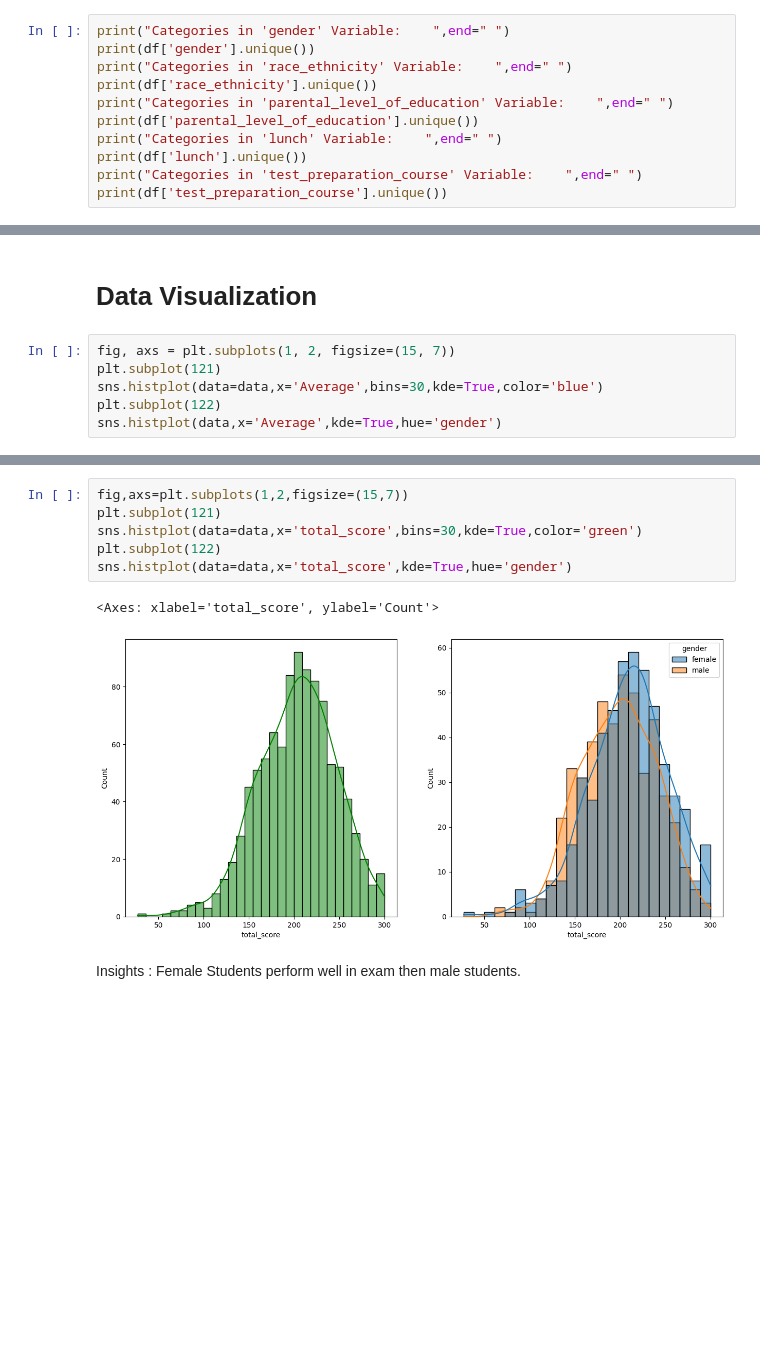
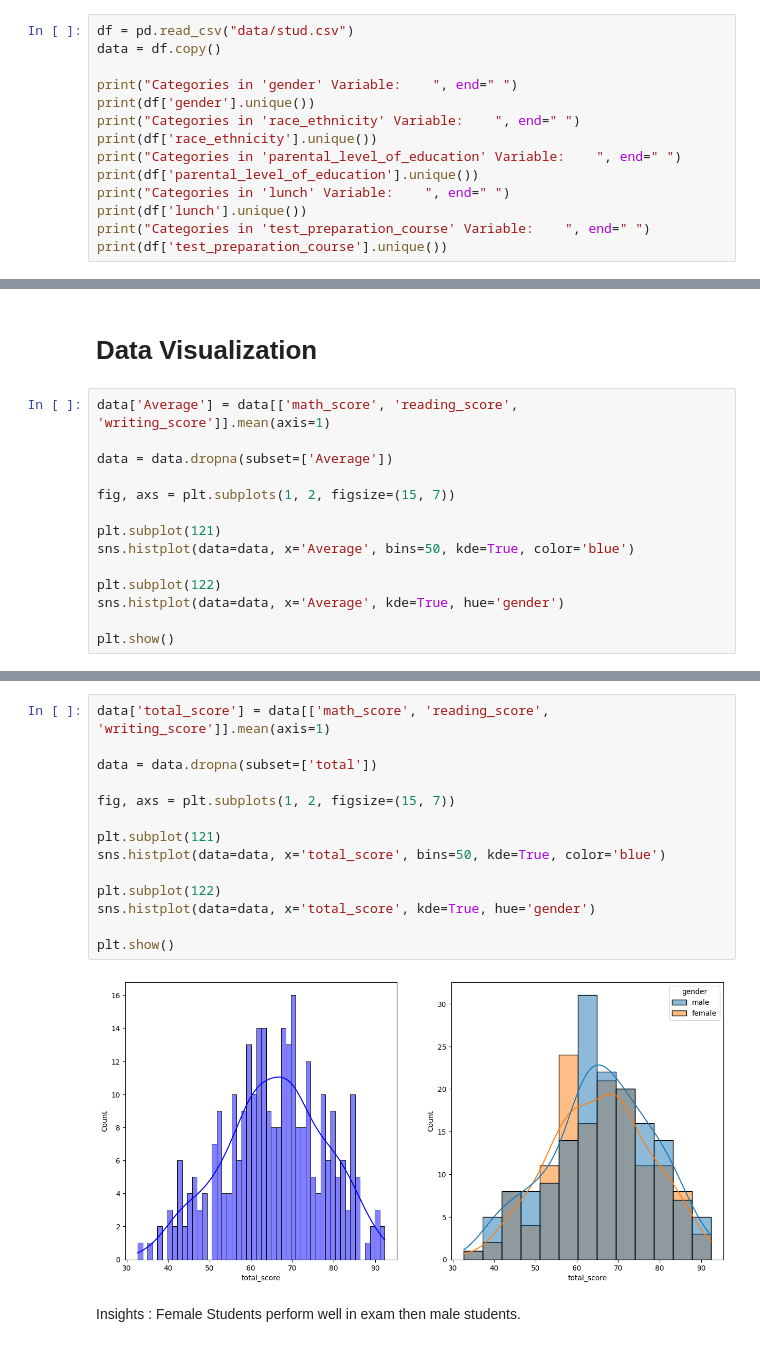
Before and after one commit to MohitKumar509/mlproject, a Jupyter notebook: notebook/1. EDA STUDENT PERFORMANCE.ipynb, the cells around one changed output, grey strips where cells are left out. Drawn from its saved outputs; the diff is of its cells as text; blank space fills up the shorter version.

Commit message:
Data Ingestion

```diff
--- a/notebook/1. EDA STUDENT PERFORMANCE.ipynb
+++ b/notebook/1. EDA STUDENT PERFORMANCE.ipynb
@@ -149,12 +153,15 @@ df.head()
 # %%
-print("Categories in 'gender' Variable:    ",end=" ")
+df = pd.read_csv("data/stud.csv")
+data = df.copy()
+
+print("Categories in 'gender' Variable:    ", end=" ")
 print(df['gender'].unique())
-print("Categories in 'race_ethnicity' Variable:    ",end=" ")
+print("Categories in 'race_ethnicity' Variable:    ", end=" ")
 print(df['race_ethnicity'].unique())
-print("Categories in 'parental_level_of_education' Variable:    ",end=" ")
+print("Categories in 'parental_level_of_education' Variable:    ", end=" ")
 print(df['parental_level_of_education'].unique())
-print("Categories in 'lunch' Variable:    ",end=" ")
+print("Categories in 'lunch' Variable:    ", end=" ")
 print(df['lunch'].unique())
-print("Categories in 'test_preparation_course' Variable:    ",end=" ")
+print("Categories in 'test_preparation_course' Variable:    ", end=" ")
 print(df['test_preparation_course'].unique())
 # %% [output]
@@ -198,9 +227,17 @@ Number of Students with Full marks in writing_score : 14
 # %% [markdown]
 # Data Visualization
 # %%
+data['Average'] = data[['math_score', 'reading_score', 'writing_score']].mean(axis=1)
+
+data = data.dropna(subset=['Average'])
+
 fig, axs = plt.subplots(1, 2, figsize=(15, 7))
+
 plt.subplot(121)
-sns.histplot(data=data,x='Average',bins=30,kde=True,color='blue')
+sns.histplot(data=data, x='Average', bins=50, kde=True, color='blue')
+
 plt.subplot(122)
-sns.histplot(data,x='Average',kde=True,hue='gender')
+sns.histplot(data=data, x='Average', kde=True, hue='gender')
+
+plt.show()
 # %% [output]
@@ -209,12 +245,19 @@ sns.histplot(data,x='Average',kde=True,hue='gender')
 # %%
-fig,axs=plt.subplots(1,2,figsize=(15,7))
+data['total_score'] = data[['math_score', 'reading_score', 'writing_score']].mean(axis=1)
+
+data = data.dropna(subset=['total'])
+
+fig, axs = plt.subplots(1, 2, figsize=(15, 7))
+
 plt.subplot(121)
-sns.histplot(data=data,x='total_score',bins=30,kde=True,color='green')
+sns.histplot(data=data, x='total_score', bins=50, kde=True, color='blue')
+
 plt.subplot(122)
-sns.histplot(data=data,x='total_score',kde=True,hue='gender')
+sns.histplot(data=data, x='total_score', kde=True, hue='gender')
+
+plt.show()
 # %% [output]
-<Axes: xlabel='total_score', ylabel='Count'>
-[figure, old version]
+[figure, new version]
 # %% [markdown]
 Insights : Female Students perform well in exam then male students.
 # %%
```
Also changed, not shown: parts of 42 cells of this notebook, 6 other files.
